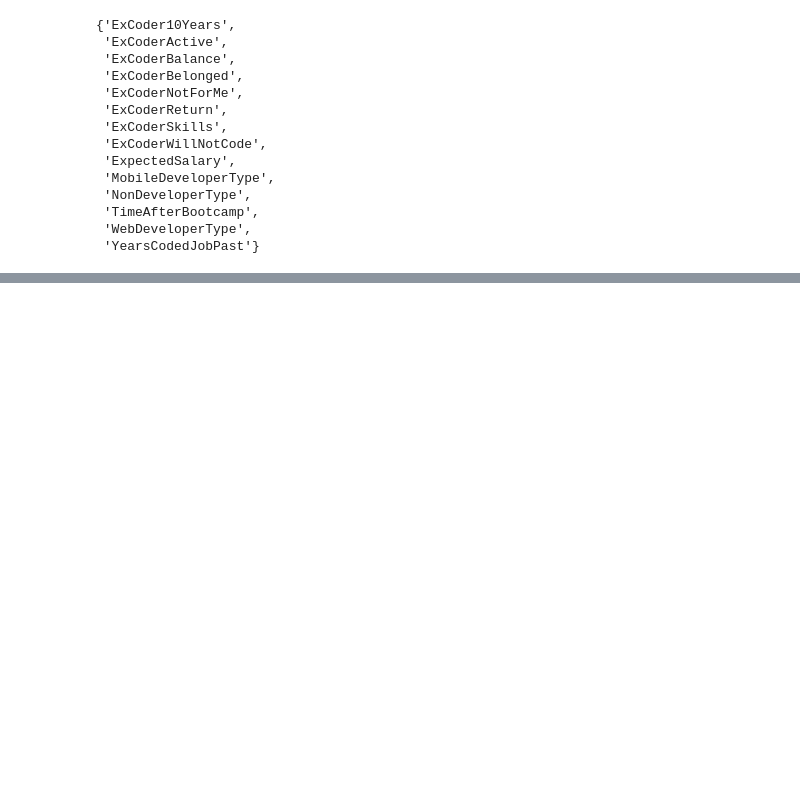
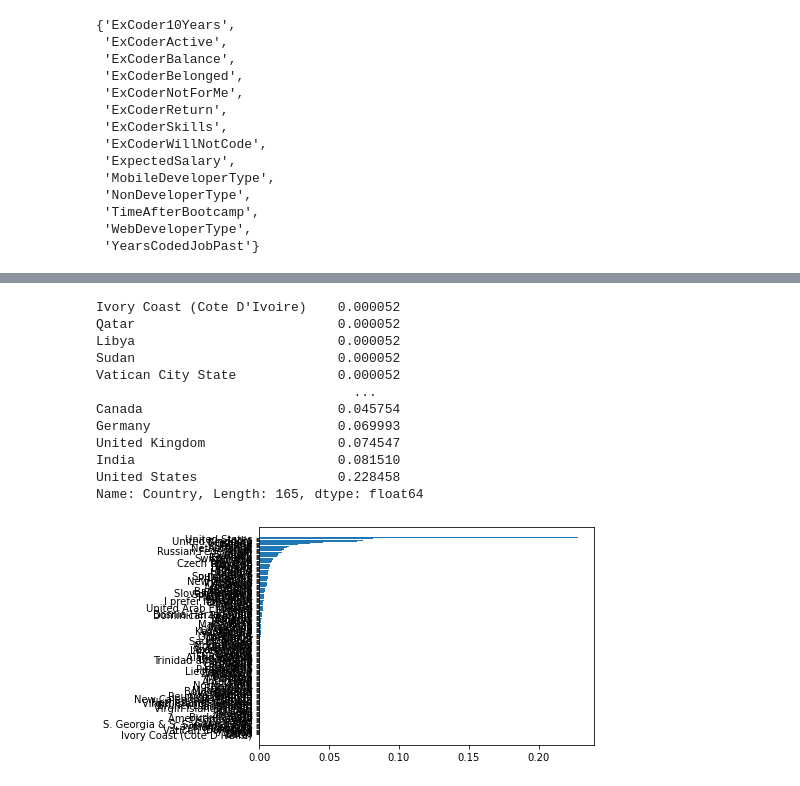
Before and after one commit to Alex-YuZ/SurveyDataAnalysis, a Jupyter notebook: SurveyDataAnalysis.ipynb, the cells around one changed output, grey strips where cells are left out. Drawn from its saved outputs; the diff is of its cells as text; code cells hidden in the pictures; blank space fills up the shorter version.

```diff
--- a/SurveyDataAnalysis.ipynb
+++ b/SurveyDataAnalysis.ipynb
@@ -96,0 +156,16 @@ nulls_75plus
+# %%
+viz_freq("Country", norm=True, asc=True)
+# %% [output]
+Ivory Coast (Cote D'Ivoire)    0.000052
+Qatar                          0.000052
+Libya                          0.000052
+Sudan                          0.000052
+Vatican City State             0.000052
+                                 ...
+Canada                         0.045754
+Germany                        0.069993
+United Kingdom                 0.074547
+India                          0.081510
+United States                  0.228458
+Name: Country, Length: 165, dtype: float64
+[figure, added]
```
Also changed, not shown: parts of 8 cells of this notebook.
